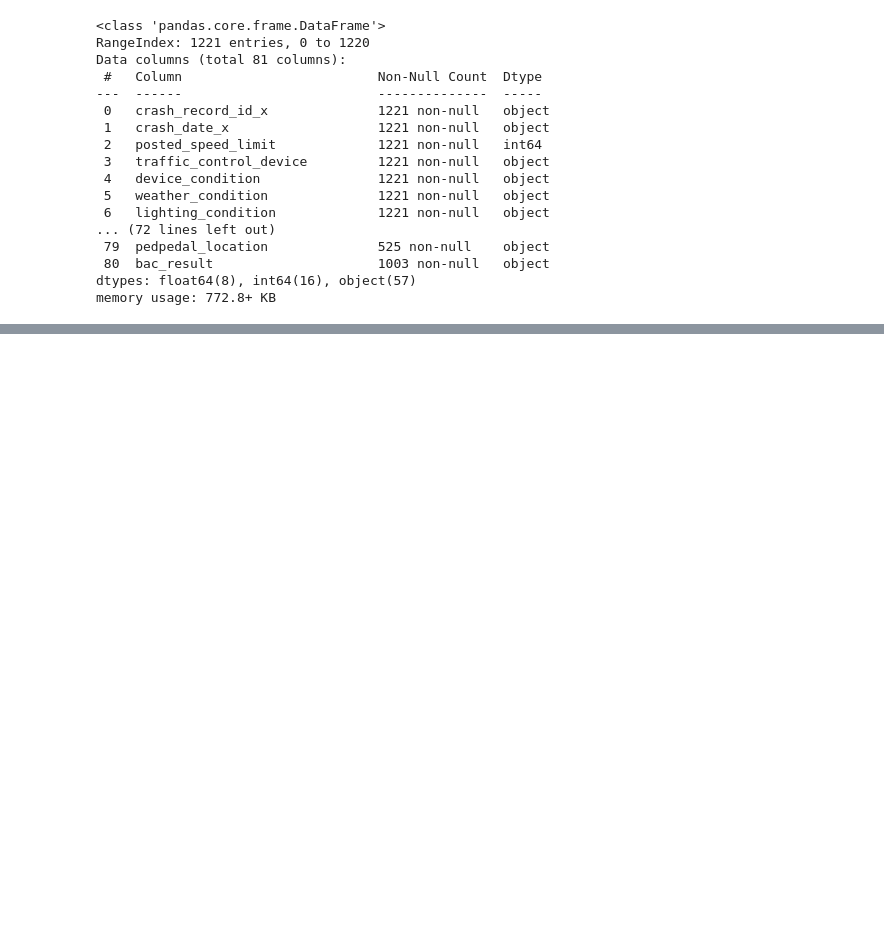
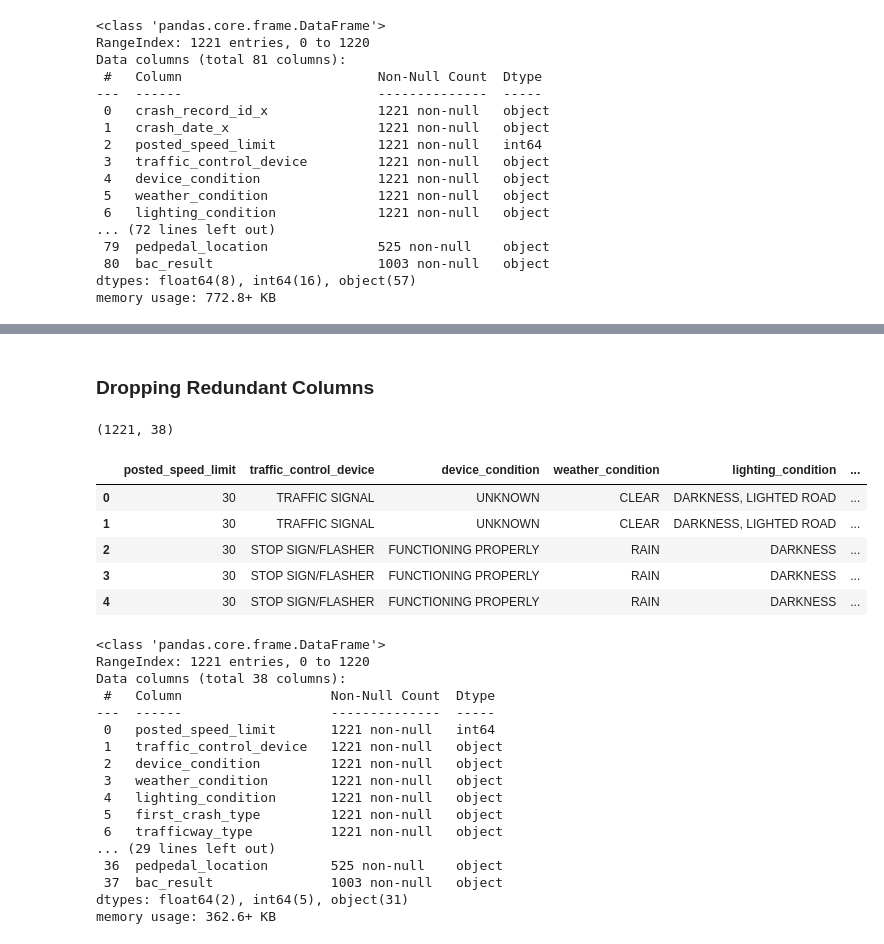
Before and after one commit to Ivan3864/dsc-Accidents-analysis, a Jupyter notebook: notebook.ipynb, the cells around one changed output, grey strips where cells are left out. Cells and saved outputs as stored; diff of their text form; code cells hidden in the pictures; blank space fills up the shorter version.

Commit message:
Dropping Irrelevant and redundant columns

```diff
--- a/notebook.ipynb
+++ b/notebook.ipynb
@@ -125,0 +128,11 @@ memory usage: 772.8+ KB
+# %%
+# dropping following columns due to irrelevance in predicting the cause of car accidents
+# irrelevent columns were dropped due to column description
+drop = ['report_type', 'crash_type', 'damage', 'date_police_notified', 'injuries_fatal',
+        'injuries_incapacitating', 'most_severe_injury','injuries_non_incapacitating',
+        'injuries_reported_not_evident', 'injuries_no_indication', 'injuries_unknown', 'crash_date',
+        'crash_date', 'ejection','injury_classification']
+
+df = df.drop(columns = drop)
+print(df.shape)
+df.head()
@@ -125,0 +167,38 @@ memory usage: 772.8+ KB
+# %% [markdown]
+### Dropping Redundant Columns
+# %%
+# dropping redundant columns, previewing shape, data and info
+drop = ['crash_record_id_x', 'crash_date_x', 'alignment', 'intersection_related_i', 'sec_contributory_cause',
+        'num_units','crash_unit_id', 'vehicle_id', 'person_id', "crash_record_id_y", 'street_no', 'street_direction',
+       'street_name', 'location', 'zipcode', 'crash_month', 'latitude', 'longitude', 'crash_date_y', 'unit_no',
+       'model', 'vehicle_year', 'vehicle_use', 'travel_direction', 'maneuver', 'occupant_cnt', 'first_contact_point',
+       'lic_plate_state', 'city']
+df = df.drop(columns=drop)
+print(df.shape)
+display(df.head())
+df.info()
+# %% [output]
+(1221, 38)
+|  | posted_speed_limit | traffic_control_device | device_condition | weather_condition | lighting_condition | ... |
+| 0 | 30 | TRAFFIC SIGNAL | UNKNOWN | CLEAR | DARKNESS, LIGHTED ROAD | ... |
+| 1 | 30 | TRAFFIC SIGNAL | UNKNOWN | CLEAR | DARKNESS, LIGHTED ROAD | ... |
+| 2 | 30 | STOP SIGN/FLASHER | FUNCTIONING PROPERLY | RAIN | DARKNESS | ... |
+| 3 | 30 | STOP SIGN/FLASHER | FUNCTIONING PROPERLY | RAIN | DARKNESS | ... |
+| 4 | 30 | STOP SIGN/FLASHER | FUNCTIONING PROPERLY | RAIN | DARKNESS | ... |
+<class 'pandas.core.frame.DataFrame'>
+RangeIndex: 1221 entries, 0 to 1220
+Data columns (total 38 columns):
+ #   Column                   Non-Null Count  Dtype
+---  ------                   --------------  -----
+ 0   posted_speed_limit       1221 non-null   int64
+ 1   traffic_control_device   1221 non-null   object
+ 2   device_condition         1221 non-null   object
+ 3   weather_condition        1221 non-null   object
+ 4   lighting_condition       1221 non-null   object
+ 5   first_crash_type         1221 non-null   object
+ 6   trafficway_type          1221 non-null   object
+... (29 lines left out)
+ 36  pedpedal_location        525 non-null    object
+ 37  bac_result               1003 non-null   object
+dtypes: float64(2), int64(5), object(31)
+memory usage: 362.6+ KB
```
Also changed, not shown: parts of 3 cells of this notebook.
